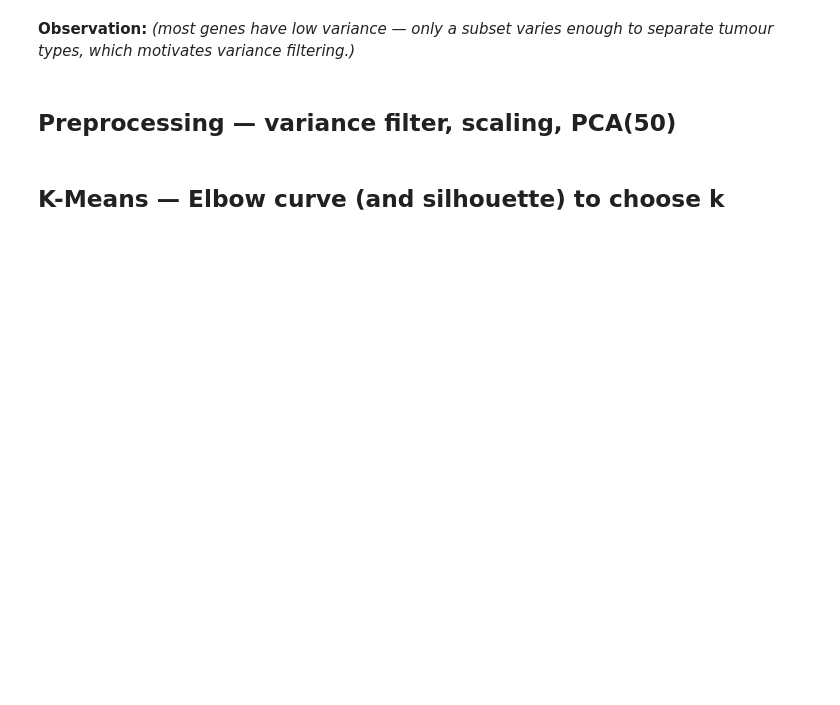
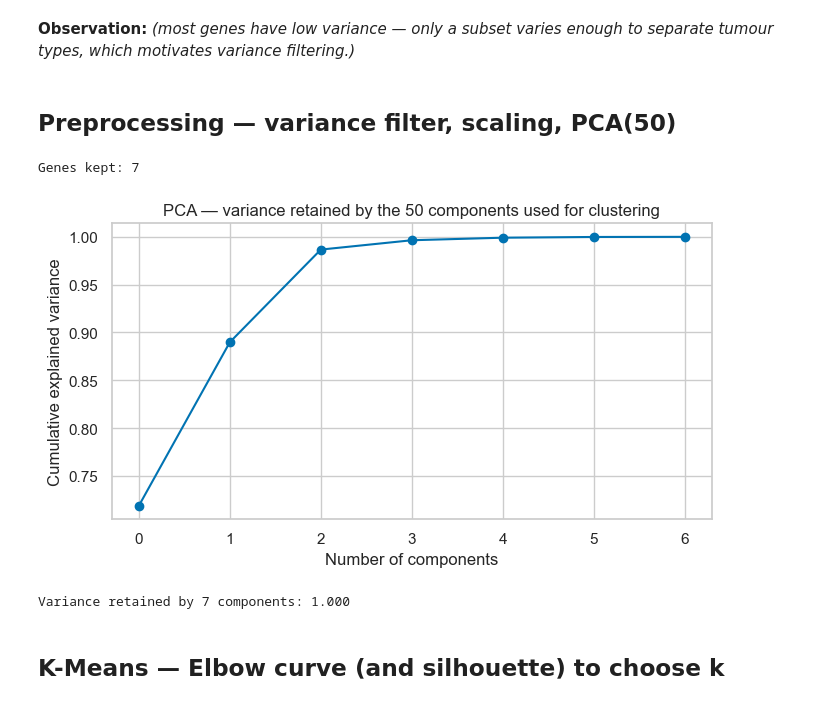
Before and after one commit to Kamalini29/ML-Capstone, a Jupyter notebook: notebooks/Cluster.ipynb, the cells around one changed output. Cells and saved outputs as stored; diff of their text form; code cells hidden in the pictures; blank space fills up the shorter version.

```diff
--- a/notebooks/Cluster.ipynb
+++ b/notebooks/Cluster.ipynb
@@ -86,24 +116,29 @@ print("Zero-variance genes:", int((gene_var == 0).sum()))
 # %%
 # Drop constant genes, keep the most variable ones, then standardise.
 # (Clustering has no train/test split, so scaling on the full matrix is not leakage.)
 X = expr.loc[:, gene_var > 0]
 TOP_GENES = min(2000, X.shape[1])
 top_genes = X.var().sort_values(ascending=False).head(TOP_GENES).index
 X = X[top_genes]
 print("Genes kept:", X.shape[1])
 
-X_scaled = StandardScaler().fit_transform(X)
+scaler_clu = StandardScaler().fit(X)          # kept (not thrown away) so the GUI can reuse it
+X_scaled = scaler_clu.transform(X)
 
 # PCA to 50 components: removes noise, makes distance-based clustering meaningful in high dimensions
 pca50 = PCA(n_components=min(50, X_scaled.shape[1]), random_state=RANDOM_STATE)
 X_pca = pca50.fit_transform(X_scaled)
 
 plt.figure(figsize=(7, 4))
 plt.plot(np.cumsum(pca50.explained_variance_ratio_), marker="o")
 plt.xlabel("Number of components"); plt.ylabel("Cumulative explained variance")
 plt.title("PCA — variance retained by the 50 components used for clustering")
 plt.tight_layout(); plt.savefig("../models/clu_pca_variance.png", bbox_inches="tight"); plt.show()
 print(f"Variance retained by {pca50.n_components_} components: {pca50.explained_variance_ratio_.sum():.3f}")
+# %% [output]
+Genes kept: 7
+[figure, added]
+Variance retained by 7 components: 1.000
 # %% [markdown]
 ## K-Means — Elbow curve (and silhouette) to choose k
 # %%
```
Also changed, not shown: parts of 12 cells of this notebook, 10 other files.
